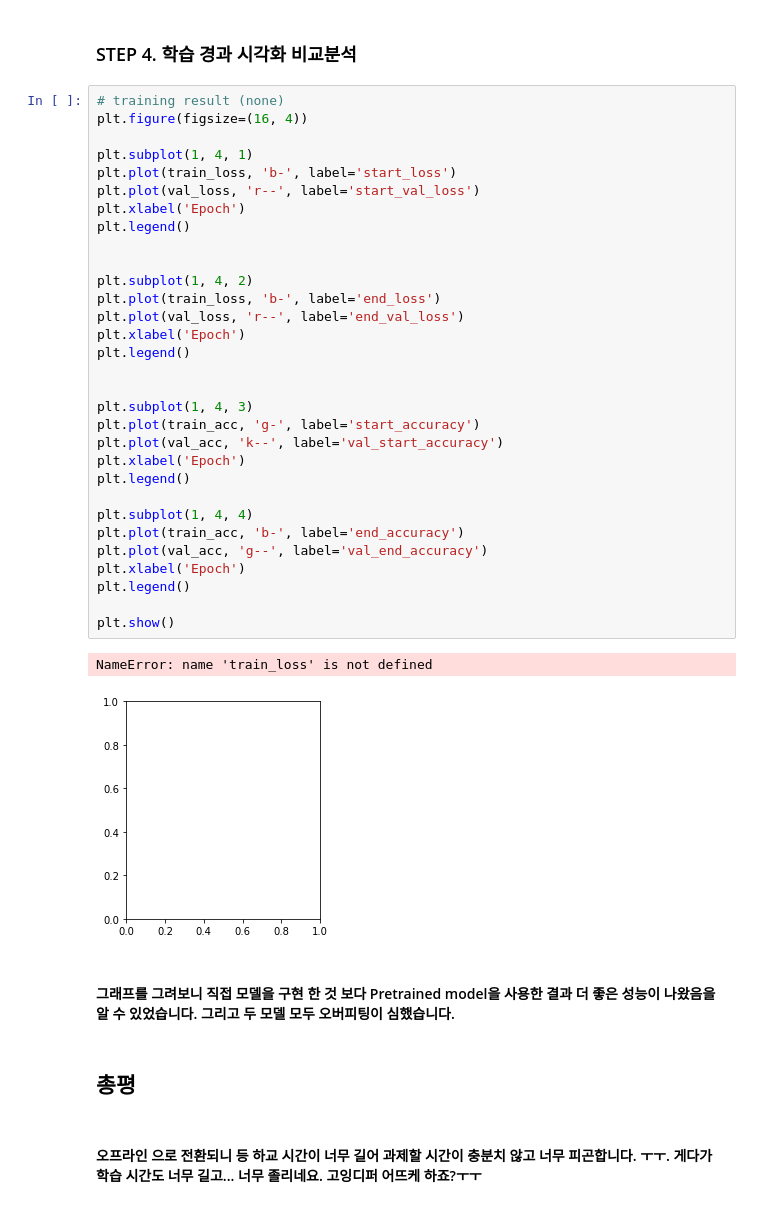
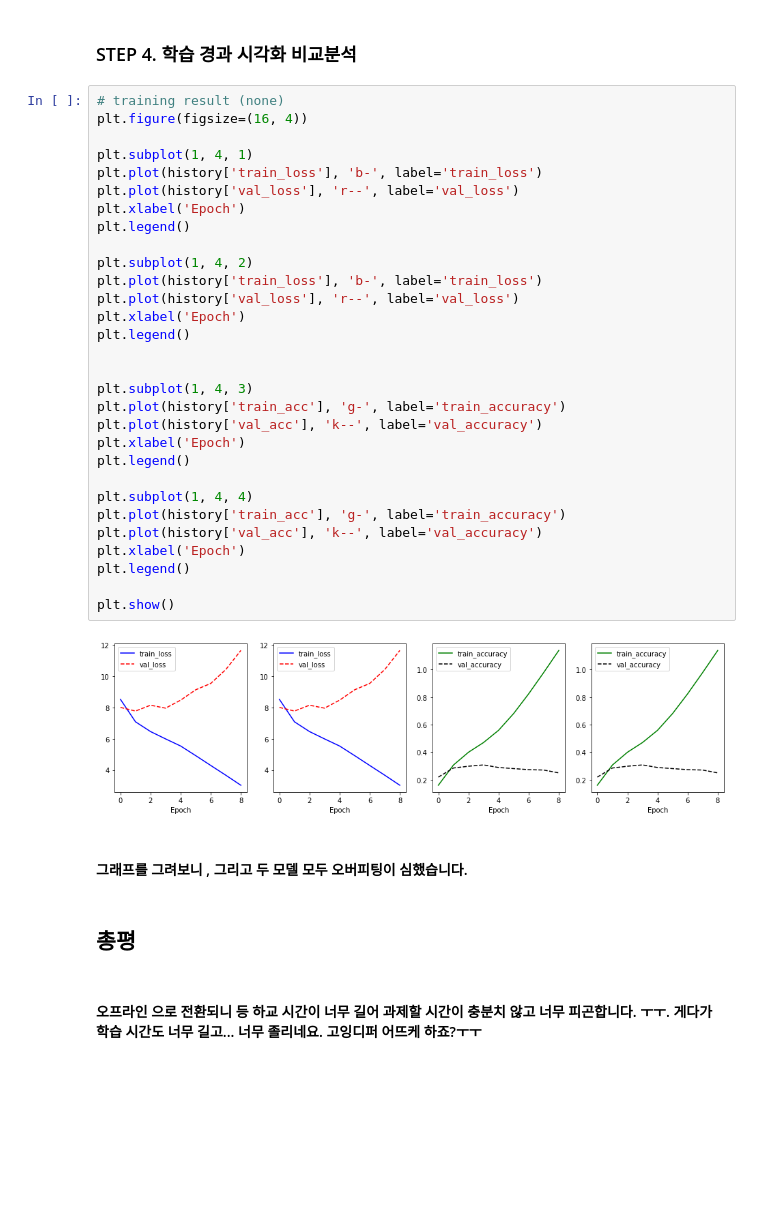
Before and after one commit to babmu33/first-repository, a Jupyter notebook: [E-19]bert_qna.ipynb, the cells around one changed output. Cells and saved outputs as stored; diff of their text form; blank space fills up the shorter version.

```diff
--- a/[E-19]bert_qna.ipynb
+++ b/[E-19]bert_qna.ipynb
@@ -962,43 +961,41 @@ with open(dev_json) as f:
 #### 질문과 답변을 테스트 해보니 꽤 유의미한 답변이 나오는 군요^^ 이정도면 학습이 잘 된것 같습니다. 좀더 답변 과정이 메끄러웠으면 좋겠다는 생각을 해봅니다.
 # %% [markdown]
 ### STEP 4. 학습 경과 시각화 비교분석
-# %%
-# training result (none)
-plt.figure(figsize=(16, 4))
-
-plt.subplot(1, 4, 1)
-plt.plot(train_loss, 'b-', label='start_loss')
-plt.plot(val_loss, 'r--', label='start_val_loss')
-plt.xlabel('Epoch')
-plt.legend()
-
-
-plt.subplot(1, 4, 2)
-plt.plot(train_loss, 'b-', label='end_loss')
-plt.plot(val_loss, 'r--', label='end_val_loss')
-plt.xlabel('Epoch')
-plt.legend()
-
-
-plt.subplot(1, 4, 3)
-plt.plot(train_acc, 'g-', label='start_accuracy')
-plt.plot(val_acc, 'k--', label='val_start_accuracy')
-plt.xlabel('Epoch')
-plt.legend()
-
-plt.subplot(1, 4, 4)
-plt.plot(train_acc, 'b-', label='end_accuracy')
-plt.plot(val_acc, 'g--', label='val_end_accuracy')
-plt.xlabel('Epoch')
-plt.legend()
-
-plt.show()
-# %% [output]
-NameError: name 'train_loss' is not defined
-[figure, removed]
-# %% [markdown]
-#### 그래프를 그려보니 직접 모델을 구현 한 것 보다 Pretrained model을 사용한 결과 더 좋은 성능이 나왔음을 알 수 있었습니다. 그리고 두 모델 모두 오버피팅이 심했습니다.
-# %% [markdown]
-## 총평
-# %% [markdown]
-#### 오프라인 으로 전환되니 등 하교 시간이 너무 길어 과제할 시간이 충분치 않고 너무 피곤합니다. ㅜㅜ. 게다가 학습 시간도 너무 길고... 너무 졸리네요. 고잉디퍼 어뜨케 하죠?ㅜㅜ
+# %%
+# training result (none)
+plt.figure(figsize=(16, 4))
+
+plt.subplot(1, 4, 1)
+plt.plot(history['train_loss'], 'b-', label='train_loss')
+plt.plot(history['val_loss'], 'r--', label='val_loss')
+plt.xlabel('Epoch')
+plt.legend()
+
+plt.subplot(1, 4, 2)
+plt.plot(history['train_loss'], 'b-', label='train_loss')
+plt.plot(history['val_loss'], 'r--', label='val_loss')
+plt.xlabel('Epoch')
+plt.legend()
+
+
+plt.subplot(1, 4, 3)
+plt.plot(history['train_acc'], 'g-', label='train_accuracy')
+plt.plot(history['val_acc'], 'k--', label='val_accuracy')
+plt.xlabel('Epoch')
+plt.legend()
+
+plt.subplot(1, 4, 4)
+plt.plot(history['train_acc'], 'g-', label='train_accuracy')
+plt.plot(history['val_acc'], 'k--', label='val_accuracy')
+plt.xlabel('Epoch')
+plt.legend()
+
+plt.show()
+# %% [output]
+[figure, added]
+# %% [markdown]
+#### 그래프를 그려보니 , 그리고 두 모델 모두 오버피팅이 심했습니다.
+# %% [markdown]
+## 총평
+# %% [markdown]
+#### 오프라인 으로 전환되니 등 하교 시간이 너무 길어 과제할 시간이 충분치 않고 너무 피곤합니다. ㅜㅜ. 게다가 학습 시간도 너무 길고... 너무 졸리네요. 고잉디퍼 어뜨케 하죠?ㅜㅜ
```
Also changed, not shown: parts of 3 cells of this notebook.
